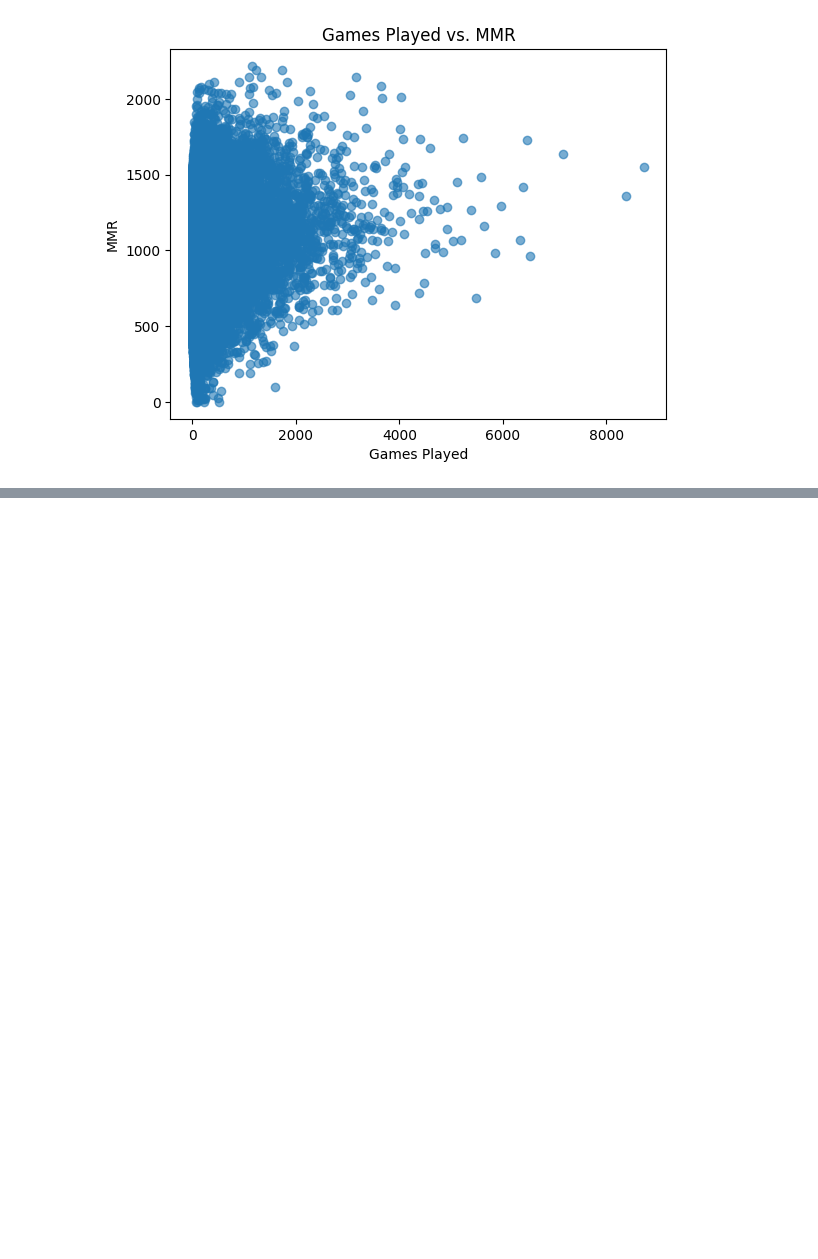
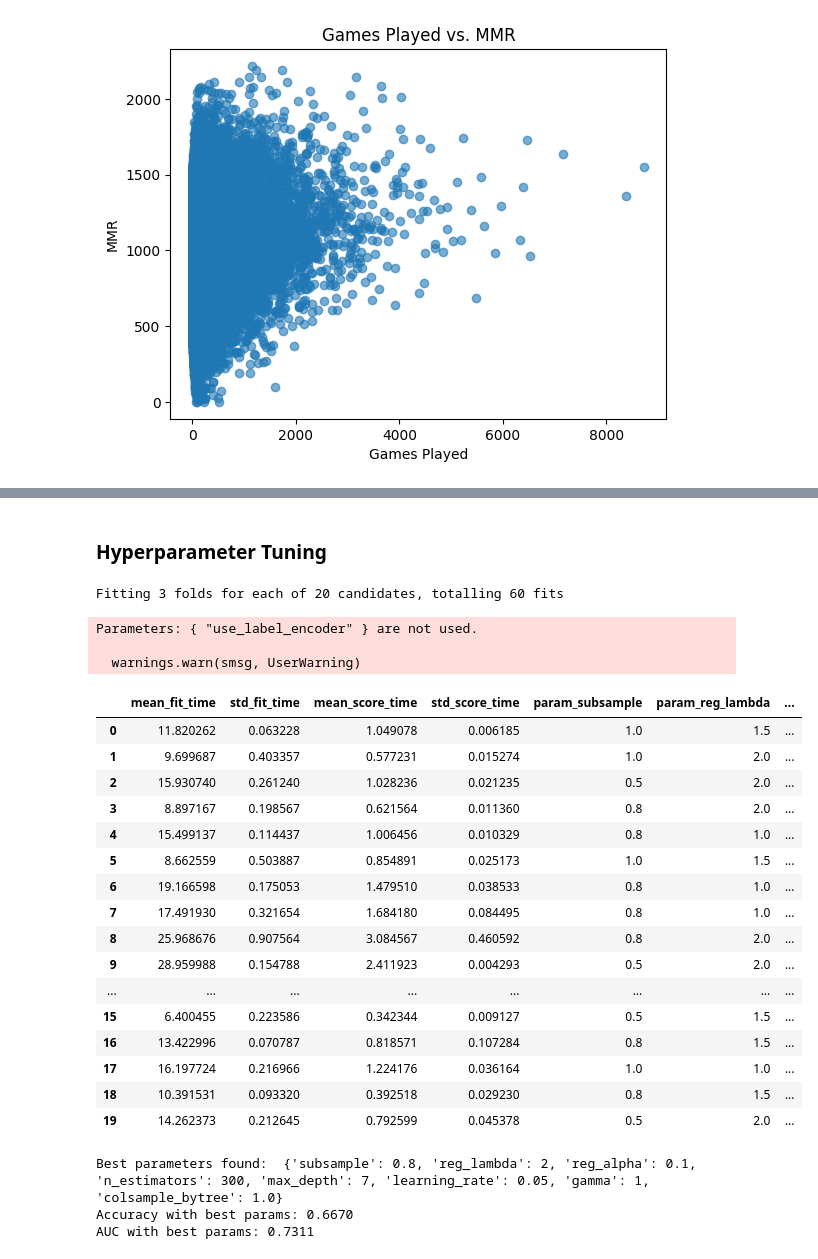
Before and after one commit to suxrobGM/aoe4-matchmaking, a Jupyter notebook: src/notebook.ipynb, the cells around one changed output, grey strips where cells are left out. Saved outputs shown, nothing was run; the diff lists cells and outputs as text; code cells hidden in the pictures; blank space fills up the shorter version.

```diff
--- a/src/notebook.ipynb
+++ b/src/notebook.ipynb
@@ -264,0 +795,76 @@ plt.show()
+# %% [markdown]
+### Hyperparameter Tuning
+# %%
+from sklearn.model_selection import RandomizedSearchCV
+
+xgb_model = XGBClassifier(
+    use_label_encoder=False,
+    eval_metric="logloss",
+    random_state=42
+)
+
+param_dist = {
+    "n_estimators": [100, 200, 300],
+    "learning_rate": [0.01, 0.05, 0.1],
+    "max_depth": [3, 5, 7],
+    "subsample": [0.5, 0.8, 1.0],
+    "colsample_bytree": [0.5, 0.8, 1.0],
+    "gamma": [0, 1, 5],
+    "reg_alpha": [0, 0.1, 1],
+    "reg_lambda": [1, 1.5, 2]
+}
+
+# Use RandomizedSearchCV to try out a broad range of parameters
+random_search = RandomizedSearchCV(
+    estimator=xgb_model,
+    param_distributions=param_dist,
+    n_iter=20,  # number of parameter settings sampled
+    scoring="roc_auc",  # or "accuracy"
+    cv=3,  # 3-fold cross validation
+    verbose=1,
+    random_state=42,
+    n_jobs=-1  # use all available CPU cores
+)
+
+random_search.fit(X_train, y_train)
+
+display(pd.DataFrame(random_search.cv_results_))
+
+# Print the best parameters found
+print("Best parameters found: ", random_search.best_params_)
+
+# Evaluate using the best model
+classifier_best_model = random_search.best_estimator_
+y_pred_proba = classifier_best_model.predict_proba(X_test)[:,1]
+y_pred = (y_pred_proba >= 0.5).astype(int)
+
+accuracy = accuracy_score(y_test, y_pred)
+auc = roc_auc_score(y_test, y_pred_proba)
+
+print(f"Accuracy with best params: {accuracy:.4f}")
+print(f"AUC with best params: {auc:.4f}")
+# %% [output]
+Fitting 3 folds for each of 20 candidates, totalling 60 fits
+Parameters: { "use_label_encoder" } are not used.
+
+  warnings.warn(smsg, UserWarning)
+|  | mean_fit_time | std_fit_time | mean_score_time | std_score_time | param_subsample | param_reg_lambda | ... |
+| 0 | 11.820262 | 0.063228 | 1.049078 | 0.006185 | 1.0 | 1.5 | ... |
+| 1 | 9.699687 | 0.403357 | 0.577231 | 0.015274 | 1.0 | 2.0 | ... |
+| 2 | 15.930740 | 0.261240 | 1.028236 | 0.021235 | 0.5 | 2.0 | ... |
+| 3 | 8.897167 | 0.198567 | 0.621564 | 0.011360 | 0.8 | 2.0 | ... |
+| 4 | 15.499137 | 0.114437 | 1.006456 | 0.010329 | 0.8 | 1.0 | ... |
+| 5 | 8.662559 | 0.503887 | 0.854891 | 0.025173 | 1.0 | 1.5 | ... |
+| 6 | 19.166598 | 0.175053 | 1.479510 | 0.038533 | 0.8 | 1.0 | ... |
+| 7 | 17.491930 | 0.321654 | 1.684180 | 0.084495 | 0.8 | 1.0 | ... |
+| 8 | 25.968676 | 0.907564 | 3.084567 | 0.460592 | 0.8 | 2.0 | ... |
+| 9 | 28.959988 | 0.154788 | 2.411923 | 0.004293 | 0.5 | 2.0 | ... |
+| ... | ... | ... | ... | ... | ... | ... | ... |
+| 15 | 6.400455 | 0.223586 | 0.342344 | 0.009127 | 0.5 | 1.5 | ... |
+| 16 | 13.422996 | 0.070787 | 0.818571 | 0.107284 | 0.8 | 1.5 | ... |
+| 17 | 16.197724 | 0.216966 | 1.224176 | 0.036164 | 1.0 | 1.0 | ... |
+| 18 | 10.391531 | 0.093320 | 0.392518 | 0.029230 | 0.8 | 1.5 | ... |
+| 19 | 14.262373 | 0.212645 | 0.792599 | 0.045378 | 0.5 | 2.0 | ... |
+Best parameters found:  {'subsample': 0.8, 'reg_lambda': 2, 'reg_alpha': 0.1, 'n_estimators': 300, 'max_depth': 7, 'learning_rate': 0.05, 'gamma': 1, 'colsample_bytree': 1.0}
+Accuracy with best params: 0.6670
+AUC with best params: 0.7311
```
Also changed, not shown: parts of 25 cells of this notebook, 3 other files.
